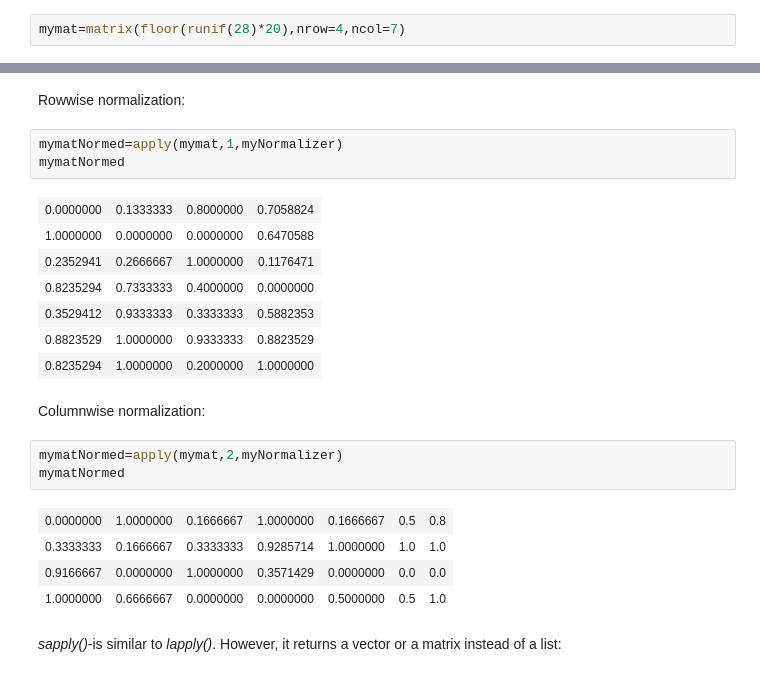
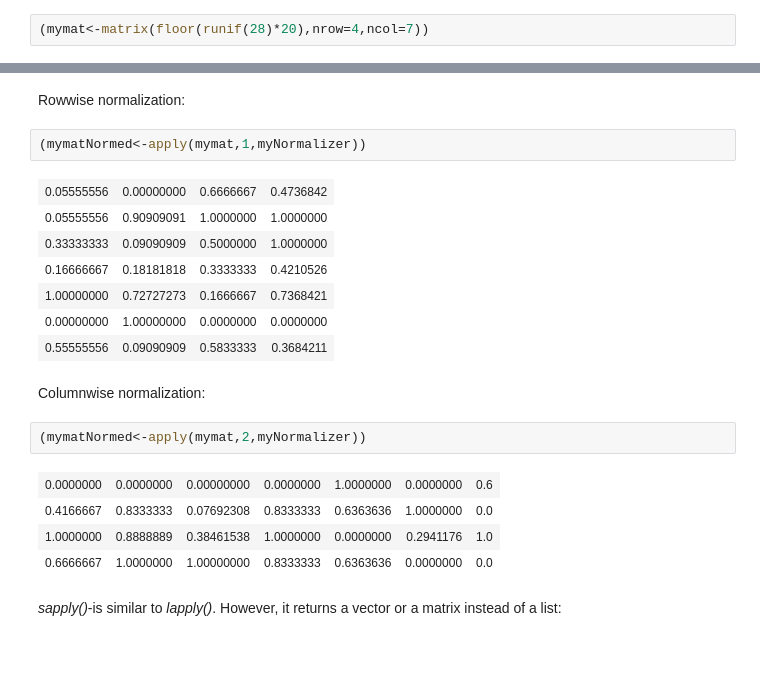
Before and after one commit to Mirza0602/Python, a Jupyter notebook: R/Lecture/01Basics/06Functions.ipynb, the cells around one changed output, grey strips where cells are left out. Cells and saved outputs as stored; diff of their text form.

```diff
--- a/R/Lecture/01Basics/06Functions.ipynb
+++ b/R/Lecture/01Basics/06Functions.ipynb
@@ -294,2 +319,2 @@ Note that the first parameter of the *lapply()*-function is a list, which contai
 # %%
-mymat=matrix(floor(runif(28)*20),nrow=4,ncol=7)
+(mymat<-matrix(floor(runif(28)*20),nrow=4,ncol=7))
@@ -303,26 +326,24 @@ mymat
 # %% [markdown]
 Rowwise normalization:
 # %%
-mymatNormed=apply(mymat,1,myNormalizer)
-mymatNormed
+(mymatNormed<-apply(mymat,1,myNormalizer))
 # %% [output]
-| 0.0000000 | 0.1333333 | 0.8000000 | 0.7058824 |
-| 1.0000000 | 0.0000000 | 0.0000000 | 0.6470588 |
-| 0.2352941 | 0.2666667 | 1.0000000 | 0.1176471 |
-| 0.8235294 | 0.7333333 | 0.4000000 | 0.0000000 |
-| 0.3529412 | 0.9333333 | 0.3333333 | 0.5882353 |
-| 0.8823529 | 1.0000000 | 0.9333333 | 0.8823529 |
-| 0.8235294 | 1.0000000 | 0.2000000 | 1.0000000 |
+| 0.05555556 | 0.00000000 | 0.6666667 | 0.4736842 |
+| 0.05555556 | 0.90909091 | 1.0000000 | 1.0000000 |
+| 0.33333333 | 0.09090909 | 0.5000000 | 1.0000000 |
+| 0.16666667 | 0.18181818 | 0.3333333 | 0.4210526 |
+| 1.00000000 | 0.72727273 | 0.1666667 | 0.7368421 |
+| 0.00000000 | 1.00000000 | 0.0000000 | 0.0000000 |
+| 0.55555556 | 0.09090909 | 0.5833333 | 0.3684211 |
 # %% [markdown]
 Columnwise normalization:
 # %%
-mymatNormed=apply(mymat,2,myNormalizer)
-mymatNormed
+(mymatNormed<-apply(mymat,2,myNormalizer))
 # %% [output]
-| 0.0000000 | 1.0000000 | 0.1666667 | 1.0000000 | 0.1666667 | 0.5 | 0.8 |
-| 0.3333333 | 0.1666667 | 0.3333333 | 0.9285714 | 1.0000000 | 1.0 | 1.0 |
-| 0.9166667 | 0.0000000 | 1.0000000 | 0.3571429 | 0.0000000 | 0.0 | 0.0 |
-| 1.0000000 | 0.6666667 | 0.0000000 | 0.0000000 | 0.5000000 | 0.5 | 1.0 |
+| 0.0000000 | 0.0000000 | 0.00000000 | 0.0000000 | 1.0000000 | 0.0000000 | 0.6 |
+| 0.4166667 | 0.8333333 | 0.07692308 | 0.8333333 | 0.6363636 | 1.0000000 | 0.0 |
+| 1.0000000 | 0.8888889 | 0.38461538 | 1.0000000 | 0.0000000 | 0.2941176 | 1.0 |
+| 0.6666667 | 1.0000000 | 1.00000000 | 0.8333333 | 0.6363636 | 0.0000000 | 0.0 |
 # %% [markdown]
 *sapply()*-is similar to *lapply()*. However, it returns a vector or a matrix instead of a list:
 # %%
```
Also changed, not shown: parts of 21 cells of this notebook, 9 other files.
